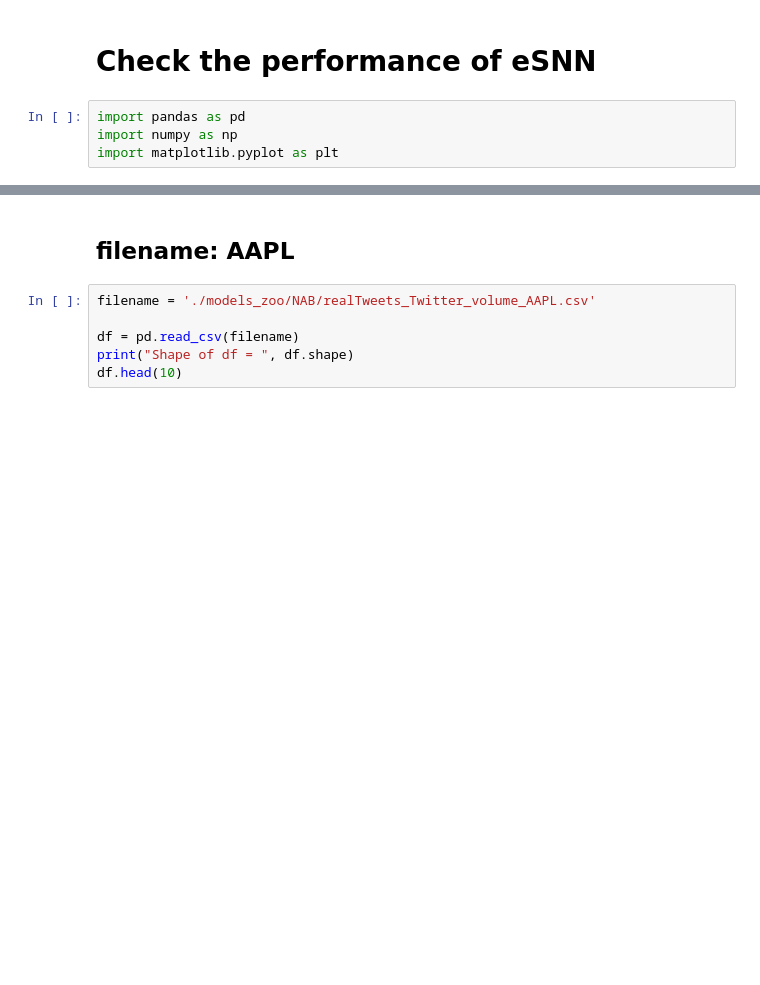
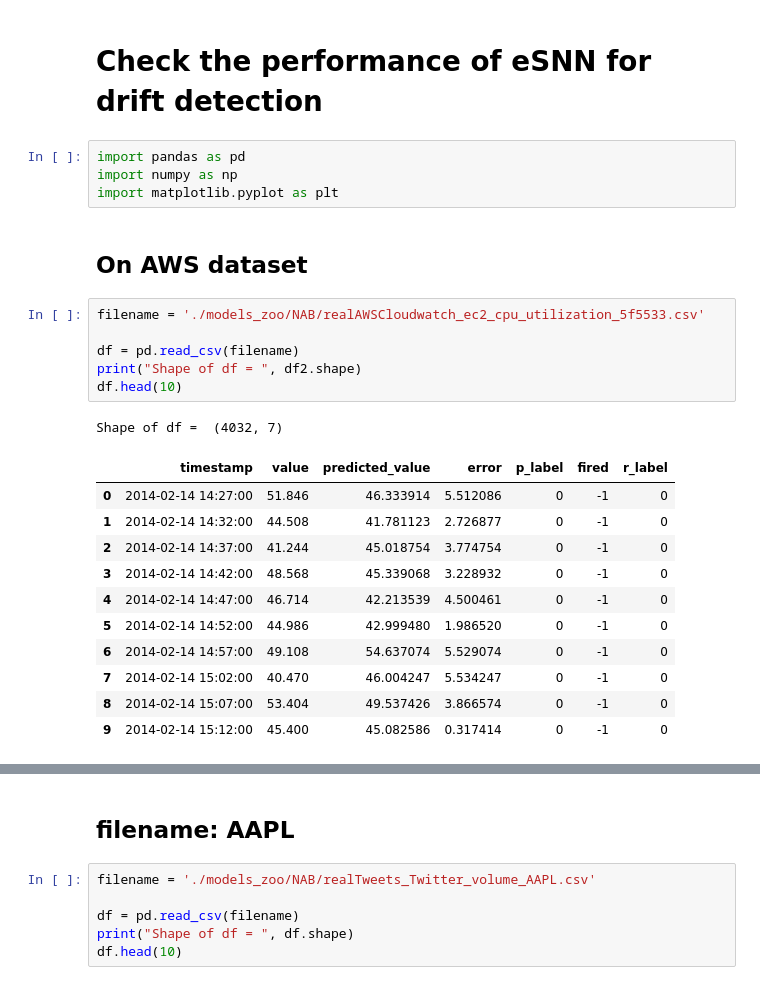
Before and after one commit to yjjuan/eSNN_cplusplus, a Jupyter notebook: drift_detection/20200325_performance_check.ipynb, the cells around one changed output, grey strips where cells are left out. Drawn from its saved outputs; the diff is of its cells as text; blank space fills up the shorter version.

Commit message:
analysis of anomaly detection

```diff
--- a/drift_detection/20200325_performance_check.ipynb
+++ b/drift_detection/20200325_performance_check.ipynb
@@ -1,6 +1,27 @@
 # %% [markdown]
-# Check the performance of eSNN
+# Check the performance of eSNN for drift detection
 # %%
 import pandas as pd
 import numpy as np
 import matplotlib.pyplot as plt
+# %% [markdown]
+## On AWS dataset
+# %%
+filename = './models_zoo/NAB/realAWSCloudwatch_ec2_cpu_utilization_5f5533.csv'
+
+df = pd.read_csv(filename)
+print("Shape of df = ", df2.shape)
+df.head(10)
+# %% [output]
+Shape of df =  (4032, 7)
+|  | timestamp | value | predicted_value | error | p_label | fired | r_label |
+| 0 | 2014-02-14 14:27:00 | 51.846 | 46.333914 | 5.512086 | 0 | -1 | 0 |
+| 1 | 2014-02-14 14:32:00 | 44.508 | 41.781123 | 2.726877 | 0 | -1 | 0 |
+| 2 | 2014-02-14 14:37:00 | 41.244 | 45.018754 | 3.774754 | 0 | -1 | 0 |
+| 3 | 2014-02-14 14:42:00 | 48.568 | 45.339068 | 3.228932 | 0 | -1 | 0 |
+| 4 | 2014-02-14 14:47:00 | 46.714 | 42.213539 | 4.500461 | 0 | -1 | 0 |
+| 5 | 2014-02-14 14:52:00 | 44.986 | 42.999480 | 1.986520 | 0 | -1 | 0 |
+| 6 | 2014-02-14 14:57:00 | 49.108 | 54.637074 | 5.529074 | 0 | -1 | 0 |
+| 7 | 2014-02-14 15:02:00 | 40.470 | 46.004247 | 5.534247 | 0 | -1 | 0 |
+| 8 | 2014-02-14 15:07:00 | 53.404 | 49.537426 | 3.866574 | 0 | -1 | 0 |
+| 9 | 2014-02-14 15:12:00 | 45.400 | 45.082586 | 0.317414 | 0 | -1 | 0 |
```
Also changed, not shown: parts of 1 cell of this notebook, 1 other file.
